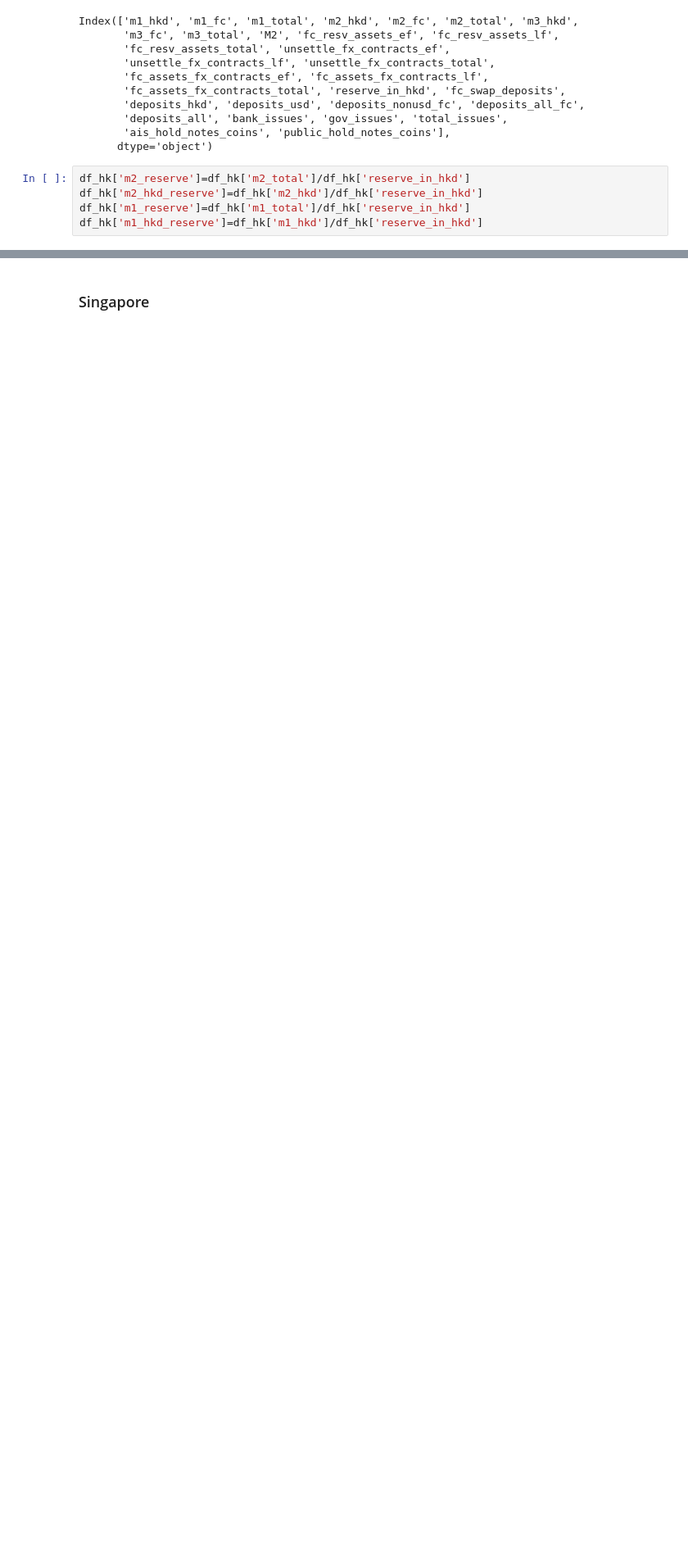
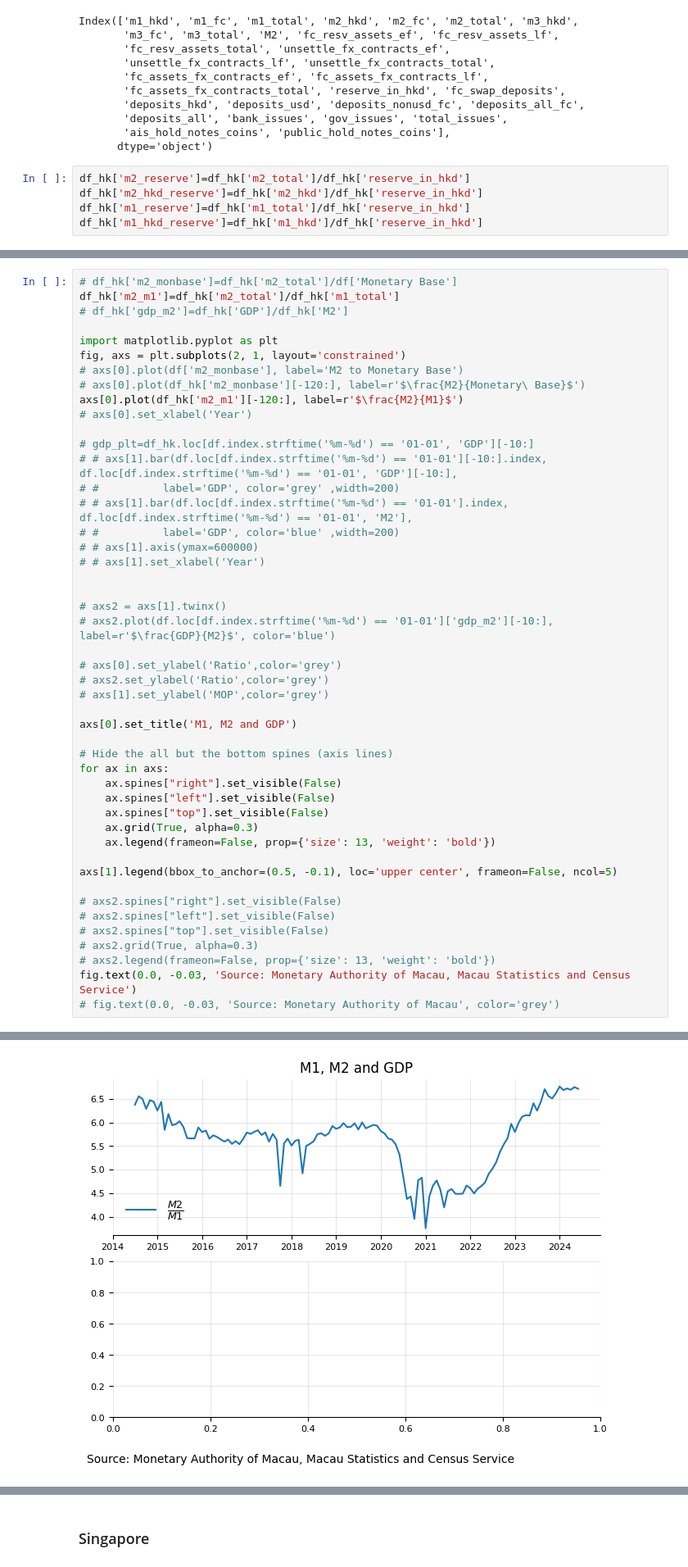
Before and after one commit to mogcai/BCPLP, a Jupyter notebook: Hong Kong.ipynb, the cells around one changed output, grey strips where cells are left out. Shown at 82% size. Cells and saved outputs as stored; diff of their text form; blank space fills up the shorter version.

```diff
--- a/Hong Kong.ipynb
+++ b/Hong Kong.ipynb
@@ -166,0 +182,48 @@ Text(0.0, -0.03, 'Source: Hong Kong Monetary Authority')
+# %%
+# df_hk['m2_monbase']=df_hk['m2_total']/df['Monetary Base']
+df_hk['m2_m1']=df_hk['m2_total']/df_hk['m1_total']
+# df_hk['gdp_m2']=df_hk['GDP']/df_hk['M2']
+
+import matplotlib.pyplot as plt
+fig, axs = plt.subplots(2, 1, layout='constrained')
+# axs[0].plot(df['m2_monbase'], label='M2 to Monetary Base')
+# axs[0].plot(df_hk['m2_monbase'][-120:], label=r'$\frac{M2}{Monetary\ Base}$')
+axs[0].plot(df_hk['m2_m1'][-120:], label=r'$\frac{M2}{M1}$')
+# axs[0].set_xlabel('Year')
+
+# gdp_plt=df_hk.loc[df.index.strftime('%m-%d') == '01-01', 'GDP'][-10:]
+# # axs[1].bar(df.loc[df.index.strftime('%m-%d') == '01-01'][-10:].index, df.loc[df.index.strftime('%m-%d') == '01-01', 'GDP'][-10:],
+# #          label='GDP', color='grey' ,width=200)
+# # axs[1].bar(df.loc[df.index.strftime('%m-%d') == '01-01'].index, df.loc[df.index.strftime('%m-%d') == '01-01', 'M2'],
+# #          label='GDP', color='blue' ,width=200)
+# # axs[1].axis(ymax=600000)
+# # axs[1].set_xlabel('Year')
+
+
+# axs2 = axs[1].twinx()
+# axs2.plot(df.loc[df.index.strftime('%m-%d') == '01-01']['gdp_m2'][-10:], label=r'$\frac{GDP}{M2}$', color='blue')
+
+# axs[0].set_ylabel('Ratio',color='grey')
+# axs2.set_ylabel('Ratio',color='grey')
+# axs[1].set_ylabel('MOP',color='grey')
+
+axs[0].set_title('M1, M2 and GDP')
+
+# Hide the all but the bottom spines (axis lines)
+for ax in axs:
+    ax.spines["right"].set_visible(False)
+    ax.spines["left"].set_visible(False)
+    ax.spines["top"].set_visible(False)
+    ax.grid(True, alpha=0.3)
+    ax.legend(frameon=False, prop={'size': 13, 'weight': 'bold'})
+
+axs[1].legend(bbox_to_anchor=(0.5, -0.1), loc='upper center', frameon=False, ncol=5)
+
+# axs2.spines["right"].set_visible(False)
+# axs2.spines["left"].set_visible(False)
+# axs2.spines["top"].set_visible(False)
+# axs2.grid(True, alpha=0.3)
+# axs2.legend(frameon=False, prop={'size': 13, 'weight': 'bold'})
+fig.text(0.0, -0.03, 'Source: Monetary Authority of Macau, Macau Statistics and Census Service')
+# fig.text(0.0, -0.03, 'Source: Monetary Authority of Macau', color='grey')
+# %% [output]
@@ -167,3 +231,4 @@ Text(0.0, -0.03, 'Source: Hong Kong Monetary Authority')
+[figure, added]
 # %%
 fig, axs = plt.subplots(2, 1, layout='constrained')
 
```
Also changed, not shown: parts of 4 cells of this notebook, 1 other file.
